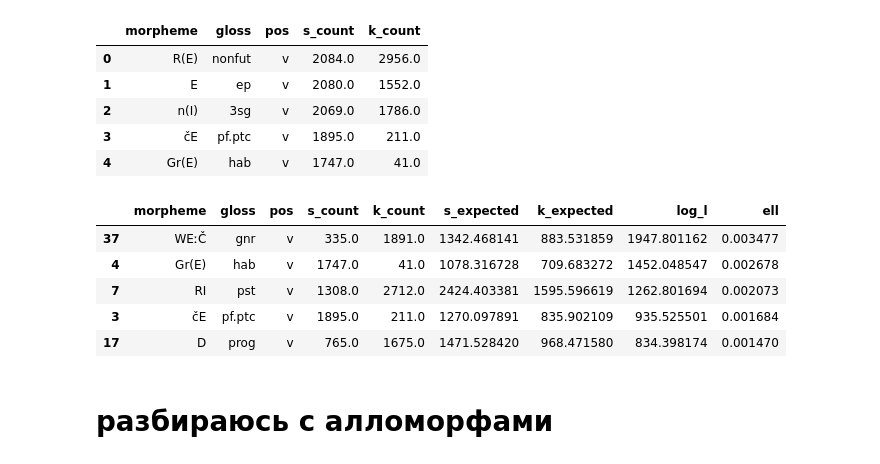
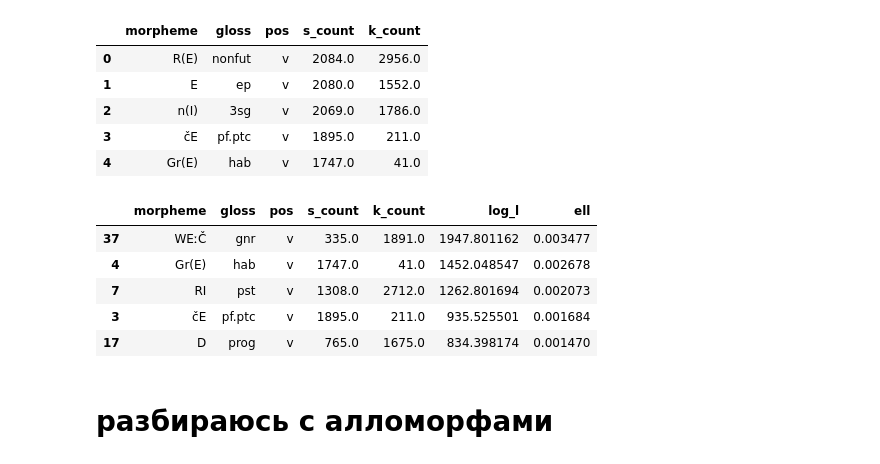
Before and after one commit to BasilisAndr/even, a Jupyter notebook: extra.ipynb, the cells around one changed output. Cells and saved outputs as stored; diff of their text form; code cells hidden in the pictures.

```diff
--- a/extra.ipynb
+++ b/extra.ipynb
@@ -339,15 +363,17 @@ del total['k_semi_l']
 del total['s_semi_l']
 
 total = total.sort_values('log_l', ascending=False)
-# %%
-total.head()
-# %% [output]
-|  | morpheme | gloss | pos | s_count | k_count | s_expected | k_expected | log_l | ell |
-| 37 | WEːČ | gnr | v | 335.0 | 1891.0 | 1342.468141 | 883.531859 | 1947.801162 | 0.003477 |
-| 4 | Gr(E) | hab | v | 1747.0 | 41.0 | 1078.316728 | 709.683272 | 1452.048547 | 0.002678 |
-| 7 | RI | pst | v | 1308.0 | 2712.0 | 2424.403381 | 1595.596619 | 1262.801694 | 0.002073 |
-| 3 | čE | pf.ptc | v | 1895.0 | 211.0 | 1270.097891 | 835.902109 | 935.525501 | 0.001684 |
-| 17 | D | prog | v | 765.0 | 1675.0 | 1471.528420 | 968.471580 | 834.398174 | 0.001470 |
+# %%
+del total['k_expected']
+del total['s_expected']
+total.head()
+# %% [output]
+|  | morpheme | gloss | pos | s_count | k_count | log_l | ell |
+| 37 | WEːČ | gnr | v | 335.0 | 1891.0 | 1947.801162 | 0.003477 |
+| 4 | Gr(E) | hab | v | 1747.0 | 41.0 | 1452.048547 | 0.002678 |
+| 7 | RI | pst | v | 1308.0 | 2712.0 | 1262.801694 | 0.002073 |
+| 3 | čE | pf.ptc | v | 1895.0 | 211.0 | 935.525501 | 0.001684 |
+| 17 | D | prog | v | 765.0 | 1675.0 | 834.398174 | 0.001470 |
 # %%
 total.to_pickle('total_morphemes.pickle')
 # %%
```
Also changed, not shown: parts of 5 cells of this notebook, 6 other files.
